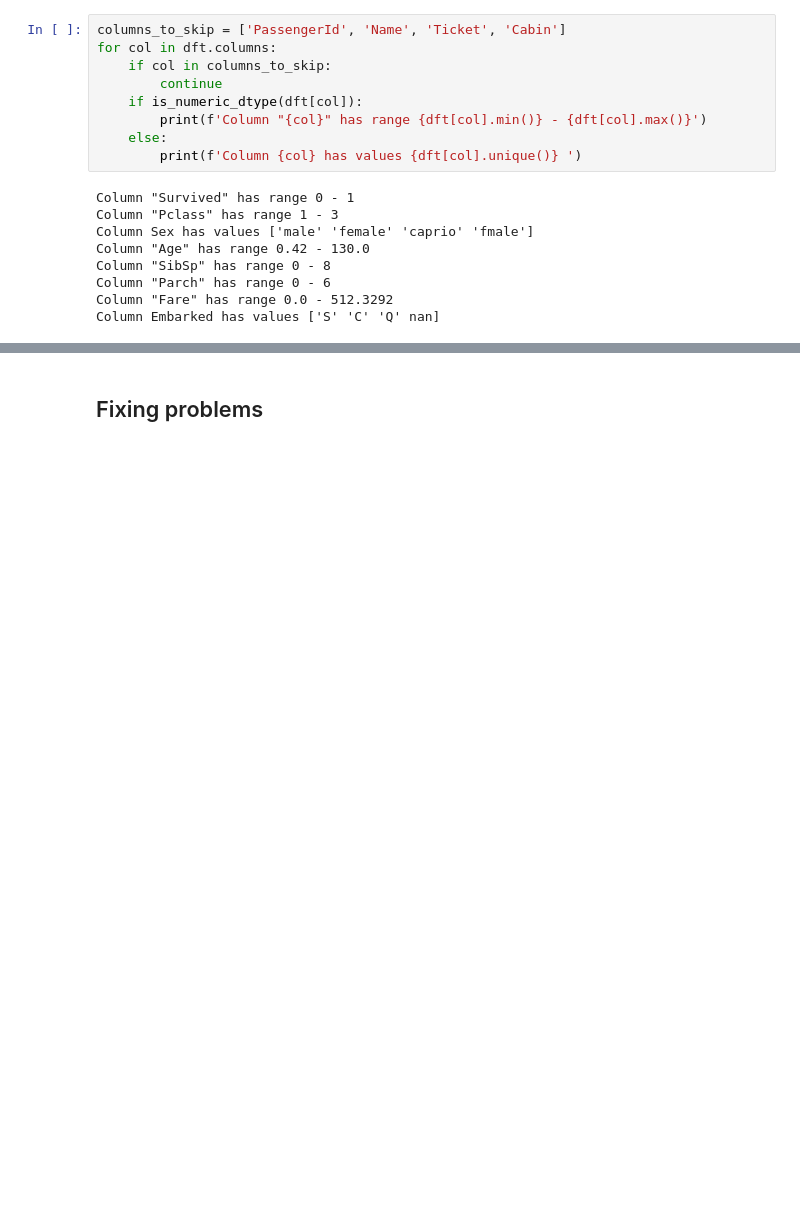
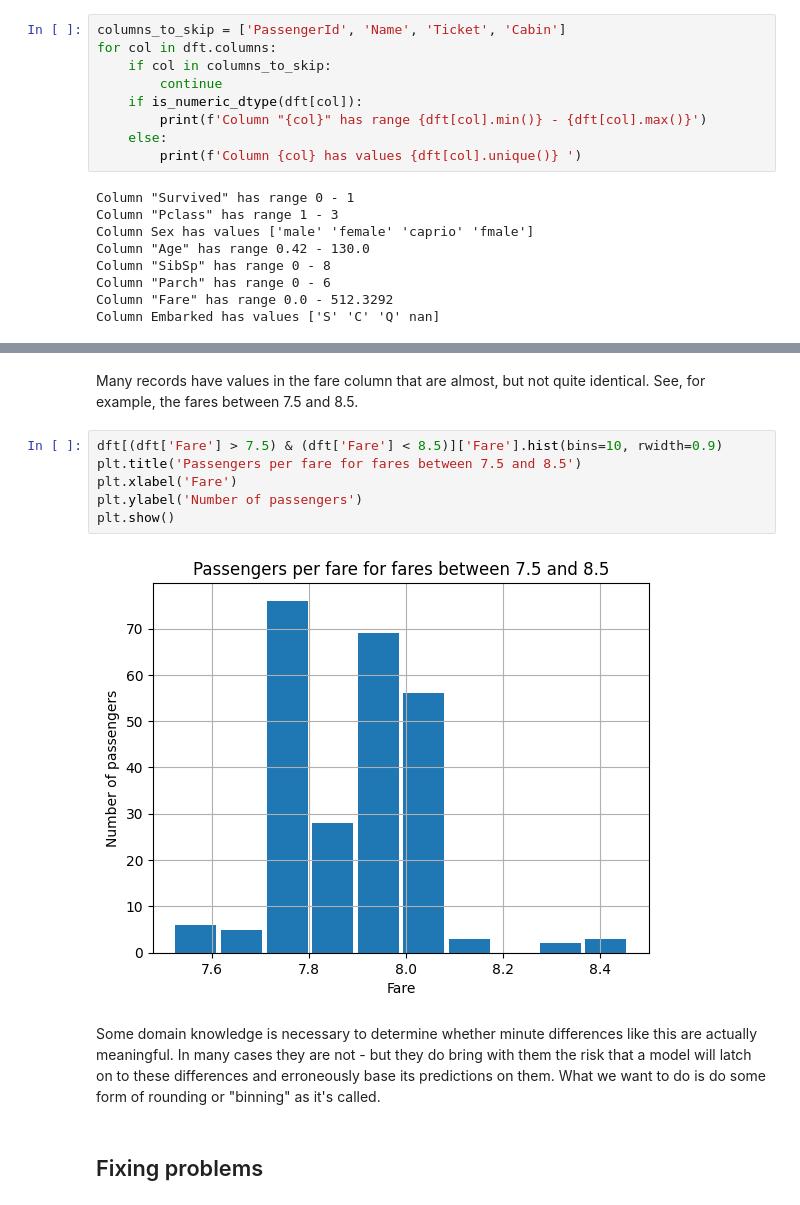
Before and after one commit to AIM-MADS-DATEXP/workshop-data-preparation, a Jupyter notebook: data_preparation.ipynb, the cells around one changed output, grey strips where cells are left out. Saved outputs shown, nothing was run; the diff lists cells and outputs as text; blank space fills up the shorter version.

Commit message:
Added binning

```diff
--- a/data_preparation.ipynb
+++ b/data_preparation.ipynb
@@ -80,3 +121,15 @@ Column Embarked has values ['S' 'C' 'Q' nan]
+# %% [markdown]
+Many records have values in the fare column that are almost, but not quite identical. See, for example, the fares between 7.5 and 8.5.
+# %%
+dft[(dft['Fare'] > 7.5) & (dft['Fare'] < 8.5)]['Fare'].hist(bins=10, rwidth=0.9)
+plt.title('Passengers per fare for fares between 7.5 and 8.5')
+plt.xlabel('Fare')
+plt.ylabel('Number of passengers')
+plt.show()
+# %% [output]
+[figure, added]
+# %% [markdown]
+Some domain knowledge is necessary to determine whether minute differences like this are actually meaningful. In many cases they are not - but they do bring with them the risk that a model will latch on to these differences and erroneously base its predictions on them. What we want to do is do some form of rounding or "binning" as it's called.
 # %% [markdown]
 ## Fixing problems
 # %% [markdown]
```
Also changed, not shown: parts of 22 cells of this notebook.
